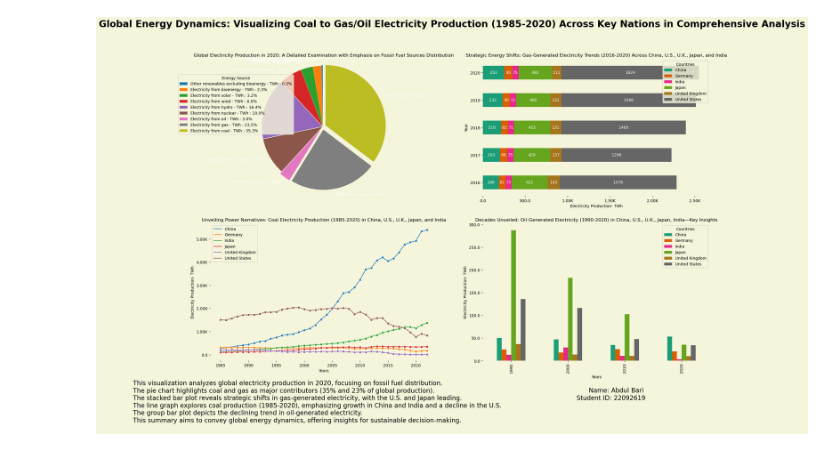
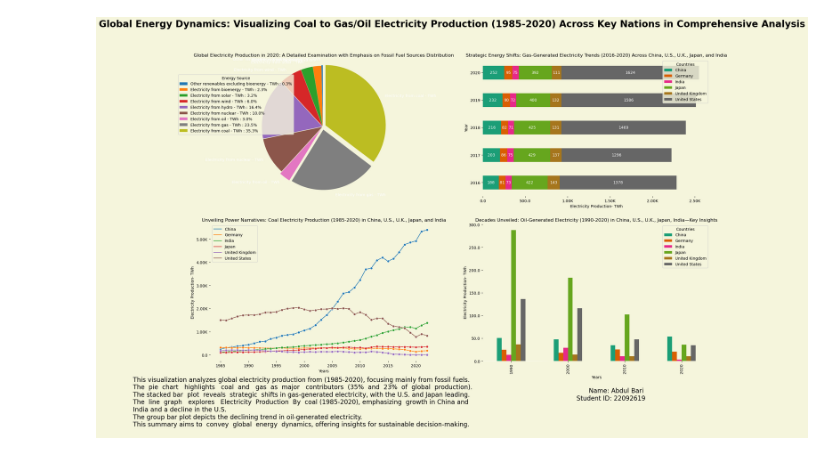
Before and after one commit to AbdulBari8455/Global_Energy_Dynamics_Visualizing_Comprehensive_Analysis, a Jupyter notebook: 22092619.ipynb, the cells around one changed output. Drawn from its saved outputs; the diff is of its cells as text; code cells hidden in the pictures.

```diff
--- a/22092619.ipynb
+++ b/22092619.ipynb
@@ -28,21 +28,24 @@ def format_ticks(value, _):
     else:
         return str(value)
 
-
+# Importing Dataset
 electricity_prod_source_stacked = pd.read_csv(
     'electricity-prod-source-stacked.csv')
+# Changing the Names of columns
 cols = list(electricity_prod_source_stacked.columns)[3:]
 type_name = []
 for names in cols:
     type_name.append(names.split('(')[0])
 electricity_prod_source_stacked = electricity_prod_source_stacked.rename(
     columns=dict(zip(electricity_prod_source_stacked.columns[3:], type_name)))
+# Filtering the Dataset for the electricity produced by sources world wide
 w_electricity_prod_source = electricity_prod_source_stacked[
     electricity_prod_source_stacked['Entity'] == 'World']
 w_electricity_prod_source = w_electricity_prod_source.drop(
     ['Entity', 'Code'], axis=1)
+# Filtering the Dataset for Year 2020
 electricity_prod_source_2020 = w_electricity_prod_source[w_electricity_prod_source['Year'] == 2020]
-
+# Defining the Countries of interest
 countries = [
     'United States',
     'United Kingdom',
@@ -50,36 +53,47 @@ countries = [
     'Germany',
     'India',
     'China']
+# Filtering the Data for Specified Countires
 electricity_prod_countries = electricity_prod_source_stacked[electricity_prod_source_stacked['Entity'].isin(
     countries)]
+# Filtering the Data For Electricity From Coal
 electricity_prod_coal = electricity_prod_countries[[
     'Entity', 'Year', 'Electricity from coal - TWh ']]
+# Filtering the Data For Electricity From Gas
 electricity_prod_gas = electricity_prod_countries[[
     'Entity', 'Year', 'Electricity from gas - TWh ']]
+# Defining the List for the Years of interest for Gas Based Electricity
 years = [2016, 2017, 2018, 2019, 2020]
+# Filtering the Data for the Specified Years
 electricity_prod_gas = electricity_prod_gas[electricity_prod_gas['Year'].isin(
     years)]
+# Pivoting the Dataset for to use in stacked Bargraph
 df_pivot = electricity_prod_gas.pivot_table(
     index='Year',
     columns='Entity',
     values='Electricity from gas - TWh ',
     aggfunc='sum')
+# Filtering out the Electricity Produce from the oil Sources
 electricity_prod_oil = electricity_prod_countries[[
     'Entity', 'Year', 'Electricity from oil - TWh ']]
+# Years of Interest for the Oil based Electricity
 years = [1990, 2000, 2010, 2020]
 electricity_prod_oil = electricity_prod_oil[electricity_prod_oil['Year'].isin(
     years)]
+# Pivoting the data to use it in bargraph
 df_pivot_oil = electricity_prod_oil.pivot_table(
     index='Year',
     columns='Entity',
     values='Electricity from oil - TWh ',
     aggfunc='sum')
+# Visualization section
+# Defining Figure and Axis
 fig, axs = plt.subplots(2, 2, figsize=(23, 14))
-
+# Label for the Pie Chart
 label = electricity_prod_source_2020.columns
+# Values for the pie Chart
 values = list(electricity_prod_source_2020.iloc[0])[1:]
 explode = (0.02, 0.01, 0.01, 0.01, 0.01, 0.01, 0.05, 0.05, 0.05)
-
 # Create the pie chart without autopct
 wedges, texts, autotexts = axs[0, 0].pie(values, labels=label[1:],
                                          startangle=90, colors=sns.color_palette('tab10'), explode=explode,
@@ -87,7 +101,7 @@ wedges, texts, autotexts = axs[0, 0].pie(values, labels=label[1:],
 
 # Add a circle in the center to make it look like a donut chart (optional)
 centre_circle = plt.Circle((0, 0), 0.70, fc='white')
-axs[0, 0].set_facecolor('#f0f0f0')
+axs[0, 0].set_facecolor('beige')
 fig.gca().add_artist(centre_circle)
 
 # Create a legend with labels and autopct values out of 100
@@ -109,6 +123,7 @@ axs[0, 1].set_xlabel('Electricity Production- TWh')
 axs[0, 1].set_facecolor('beige')
 axs[0, 1].set_title(
     'Strategic Energy Shifts: Gas-Generated Electricity Trends (2016-2020) Across China, U.S., U.K., Japan, and India')
+# setting the x-tick values
 axs[0, 1].xaxis.set_major_formatter(FuncFormatter(format_ticks))
 
 # Adding values on the bars
@@ -130,6 +145,7 @@ axs[1, 0].set_facecolor('beige')
 axs[1, 0].legend(facecolor='beige')
 axs[1, 0].set_title(
     'Unveiling Power Narratives: Coal Electricity Production (1985-2020) in China, U.S., U.K., Japan, and India')
+# setting the y-tick values
 axs[1, 0].yaxis.set_major_formatter(FuncFormatter(format_ticks))
 
 # Ploting the Stack Bar Plot.
@@ -140,42 +156,47 @@ axs[1, 1].set_xlabel('Years')
 axs[1, 1].set_facecolor('beige')
 axs[1, 1].set_title(
     'Decades Unveiled: Oil-Generated Electricity (1990-2020) in China, U.S., U.K., Japan, India—Key Insights')
+# Setting the y-tick values
 axs[1, 1].yaxis.set_major_formatter(FuncFormatter(format_ticks))
+# Removing the Border of the Graphs
 sns.despine(left=True, right=True, top=True, bottom=True)
+# setting the Face color of Picture
 fig.patch.set_facecolor('beige')
+# Adding the title of Visualization
 plt.suptitle(
     'Global Energy Dynamics: Visualizing Coal to Gas/Oil Electricity Production (1985-2020) Across Key Nations in Comprehensive Analysis',
     fontsize=24,
     weight='bold')
+# Adding the description into the picture
 description_text = """
-This visualization analyzes global electricity production in 2020, focusing on fossil fuel distribution.
-The pie chart highlights coal and gas as major contributors (35% and 23% of global production).
-The stacked bar plot reveals strategic shifts in gas-generated electricity, with the U.S. and Japan leading.
-The line graph explores coal production (1985-2020), emphasizing growth in China and India and a decline in the U.S.
+This visualization analyzes global electricity production from (1985-2020), focusing mainly from fossil fuels.
+The  pie  chart   highlights   coal  and   gas  as  major   contributors  (35%  and  23%  of  global  production).
+The stacked bar  plot  reveals  strategic  shifts in gas-generated electricity, with the U.S. and Japan leading.
+The  line  graph   explores   Electricity  Production  By  coal (1985-2020), emphasizing  growth in China and \nIndia and a decline in the U.S.
 The group bar plot depicts the declining trend in oil-generated electricity.
-This summary aims to convey global energy dynamics, offering insights for sustainable decision-making.
+This summary aims to  convey  global  energy  dynamics, offering insights for sustainable decision-making.
 """
 
 # Add text outside the subplots
 fig.text(
     0.005,
     0.005,
     description_text,
     va='center',
     ha='left',
     fontsize=16,
     color='black')
 
 # Add student name and ID at the right bottom
 plt.gcf().text(
     0.8,
     0.01,
     'Name: Abdul Bari \n Student ID: 22092619',
     ha='right',
     fontsize=16,
     color='black')
 #plt.savefig('22092619.png', bbox_inches='tight', pad_inches=0.5, dpi=300)
 # Show the plot
 plt.show()
 # %% [output]
-[figure, old version]
+[figure, new version]
```
